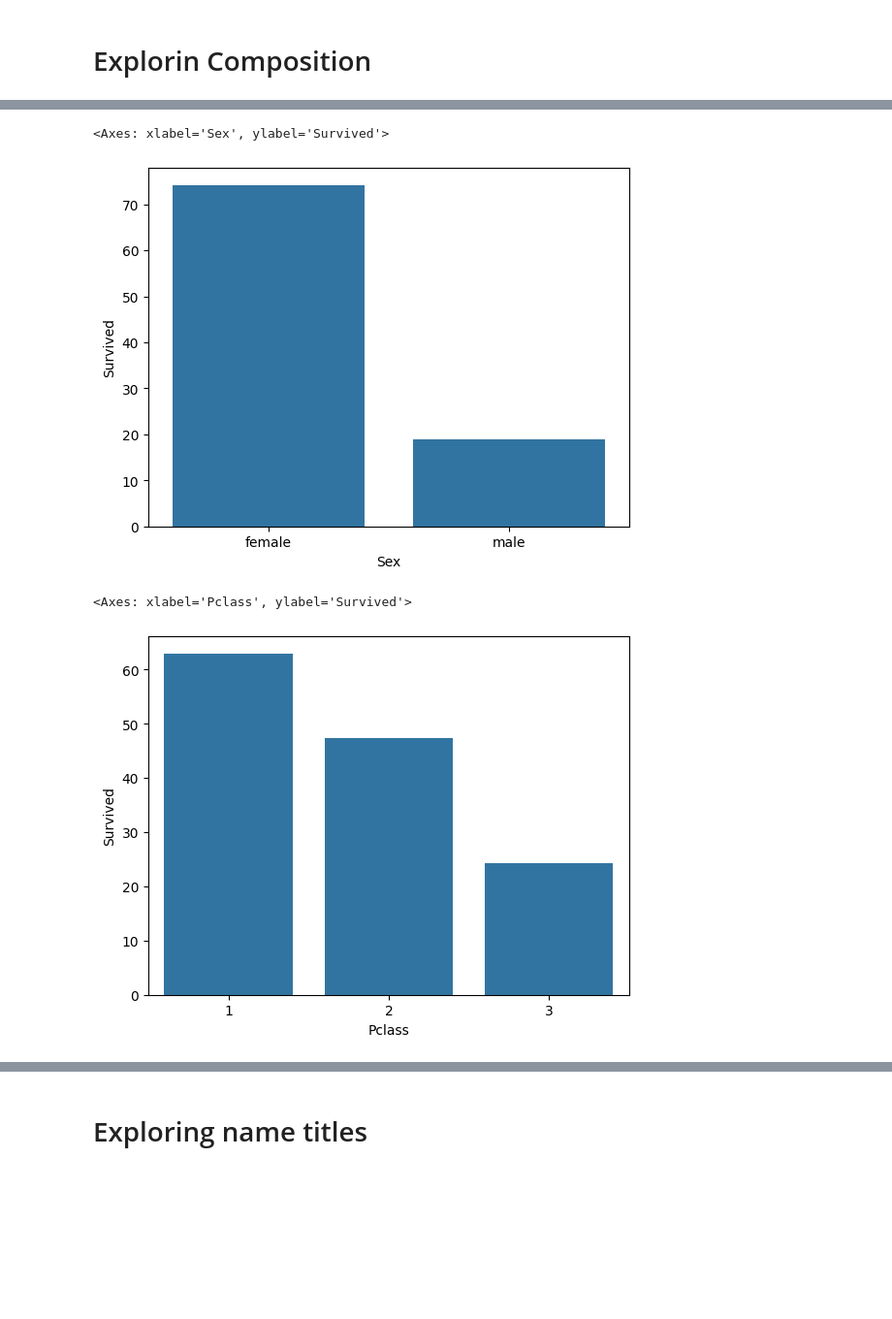
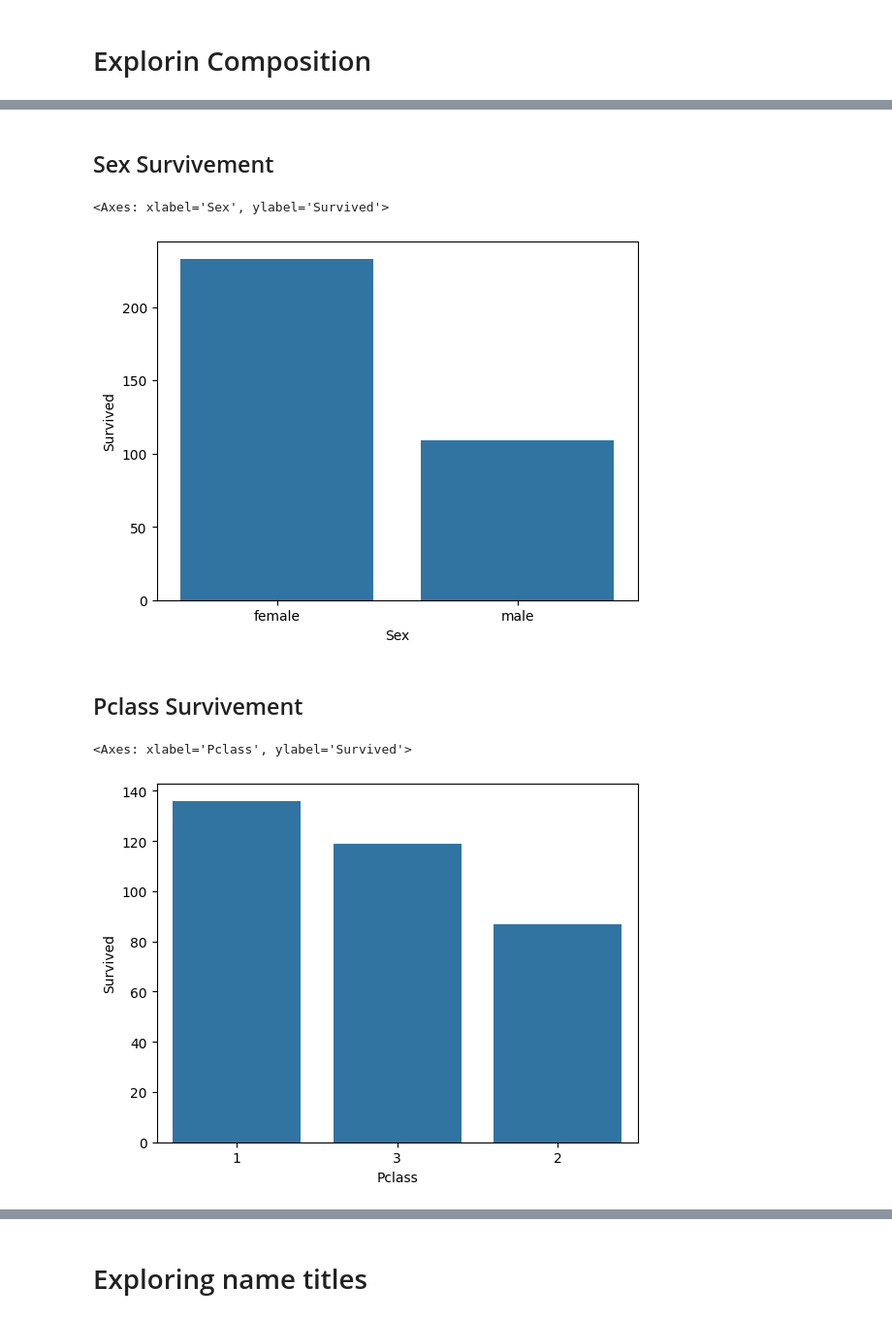
Before and after one commit to marcoeferro/EDA-exercises, a Jupyter notebook: titanic/EDA.ipynb, the cells around one changed output, grey strips where cells are left out. Shown: that part at 97% size. Cells and saved outputs as stored; diff of their text form; code cells hidden in the pictures; blank space fills up the shorter version.

```diff
--- a/titanic/EDA.ipynb
+++ b/titanic/EDA.ipynb
@@ -282,15 +282,19 @@ memory usage: 76.7+ KB
+# %% [markdown]
+## Sex Survivement
 # %%
 #Sex and Survivement
-Sex_Survived = df[["Sex","Survived"]].groupby(["Sex"]).mean()*100
-sns.barplot(data=Sex_Survived, x="Sex",y="Survived")
+Sex_Survived = df[["Sex","Survived"]].groupby(["Sex"]).sum()
+sns.barplot(data=Sex_Survived, x="Sex", y="Survived")
 # %% [output]
 <Axes: xlabel='Sex', ylabel='Survived'>
-[figure, old version]
+[figure, new version]
+# %% [markdown]
+## Pclass Survivement
 # %%
 #Pclass and Survivement
-Pclass_Survived = df[["Pclass","Survived"]].groupby(["Pclass"]).mean()*100
+Pclass_Survived = df[["Pclass","Survived"]].groupby(["Pclass"]).sum()
 
-sns.barplot(data=Pclass_Survived, x="Pclass", y="Survived")
+sns.barplot(data=Pclass_Survived, x="Pclass", y="Survived", order=["1","3","2"])
 # %% [output]
 <Axes: xlabel='Pclass', ylabel='Survived'>
-[figure, old version]
+[figure, new version]
```
Also changed, not shown: parts of 28 cells of this notebook.
